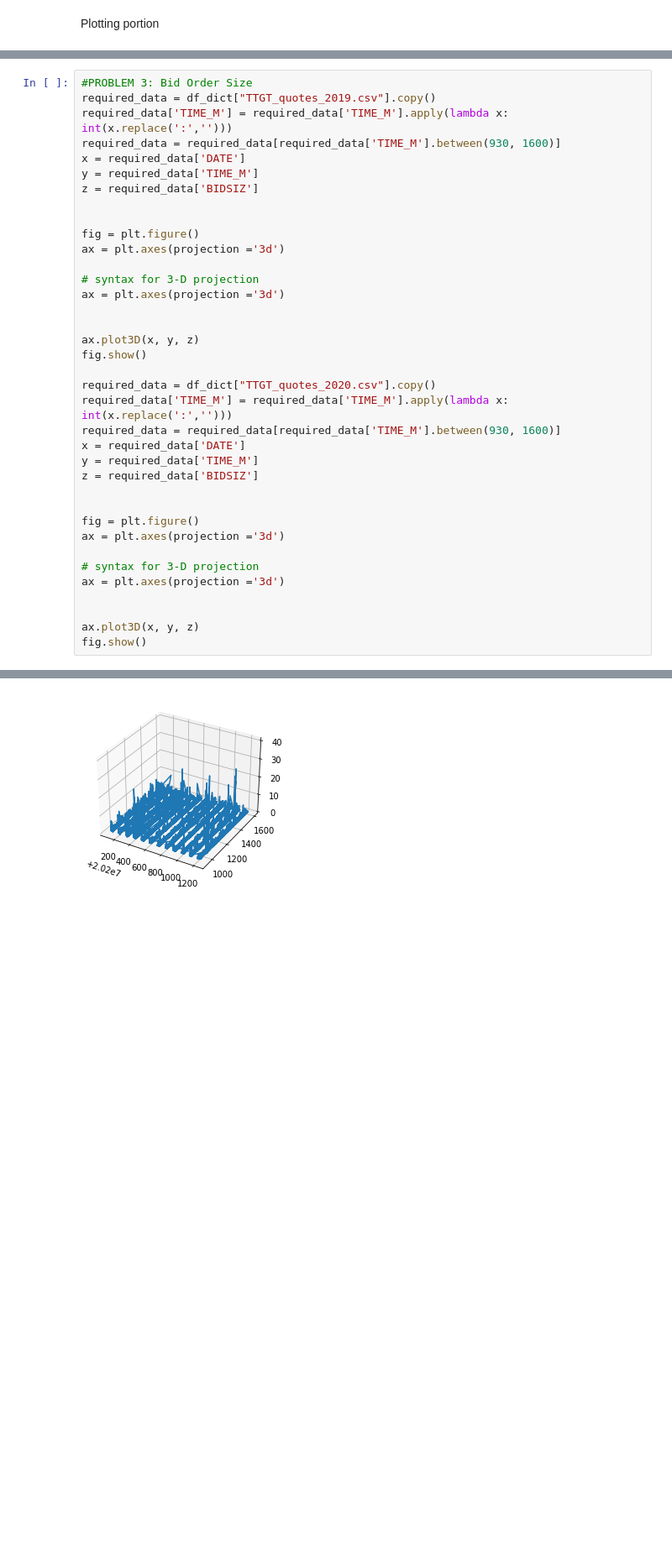
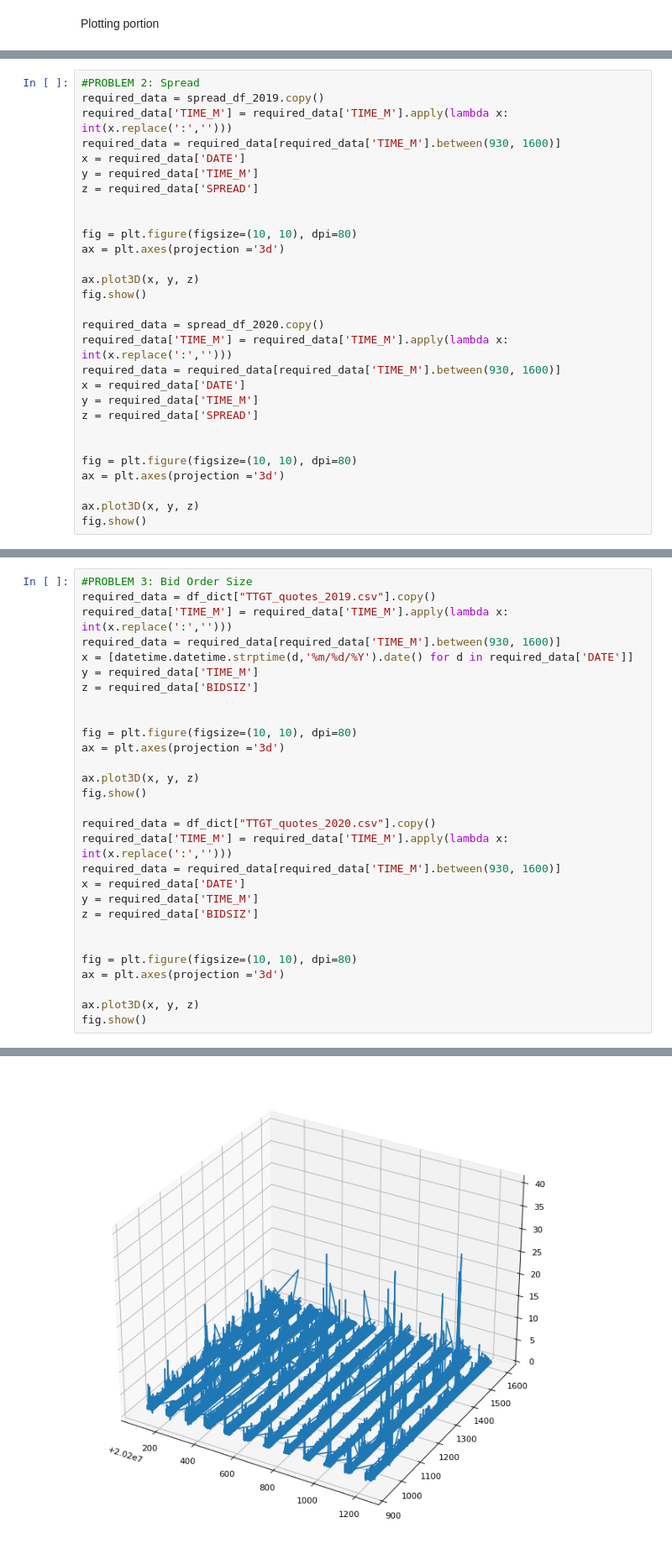
Before and after one commit to thomaswsu/Trading_Assignment_2, a Jupyter notebook: data_assignment.ipynb, the cells around one changed output, grey strips where cells are left out. Shown at 84% size. Drawn from its saved outputs; the diff is of its cells as text; blank space fills up the shorter version.

```diff
--- a/data_assignment.ipynb
+++ b/data_assignment.ipynb
@@ -192,0 +195,29 @@ fig.show()
+# %%
+#PROBLEM 2: Spread
+required_data = spread_df_2019.copy()
+required_data['TIME_M'] = required_data['TIME_M'].apply(lambda x: int(x.replace(':','')))
+required_data = required_data[required_data['TIME_M'].between(930, 1600)]
+x = required_data['DATE']
+y = required_data['TIME_M']
+z = required_data['SPREAD']
+
+
+fig = plt.figure(figsize=(10, 10), dpi=80)
+ax = plt.axes(projection ='3d')
+
+ax.plot3D(x, y, z)
+fig.show()
+
+required_data = spread_df_2020.copy()
+required_data['TIME_M'] = required_data['TIME_M'].apply(lambda x: int(x.replace(':','')))
+required_data = required_data[required_data['TIME_M'].between(930, 1600)]
+x = required_data['DATE']
+y = required_data['TIME_M']
+z = required_data['SPREAD']
+
+
+fig = plt.figure(figsize=(10, 10), dpi=80)
+ax = plt.axes(projection ='3d')
+
+ax.plot3D(x, y, z)
+fig.show()
@@ -195,17 +229,13 @@ fig.show()
 required_data = df_dict["TTGT_quotes_2019.csv"].copy()
 required_data['TIME_M'] = required_data['TIME_M'].apply(lambda x: int(x.replace(':','')))
 required_data = required_data[required_data['TIME_M'].between(930, 1600)]
-x = required_data['DATE']
+x = [datetime.datetime.strptime(d,'%m/%d/%Y').date() for d in required_data['DATE']]
 y = required_data['TIME_M']
 z = required_data['BIDSIZ']
 
 
-fig = plt.figure()
+fig = plt.figure(figsize=(10, 10), dpi=80)
 ax = plt.axes(projection ='3d')
-
-# syntax for 3-D projection
-ax = plt.axes(projection ='3d')
-
 
 ax.plot3D(x, y, z)
 fig.show()
@@ -218,12 +248,8 @@ y = required_data['TIME_M']
 z = required_data['BIDSIZ']
 
 
-fig = plt.figure()
+fig = plt.figure(figsize=(10, 10), dpi=80)
 ax = plt.axes(projection ='3d')
-
-# syntax for 3-D projection
-ax = plt.axes(projection ='3d')
-
 
 ax.plot3D(x, y, z)
 fig.show()
@@ -232 +258 @@ fig.show()
-[figure, old version]
+[figure, new version]
```
Also changed, not shown: parts of 8 cells of this notebook.
